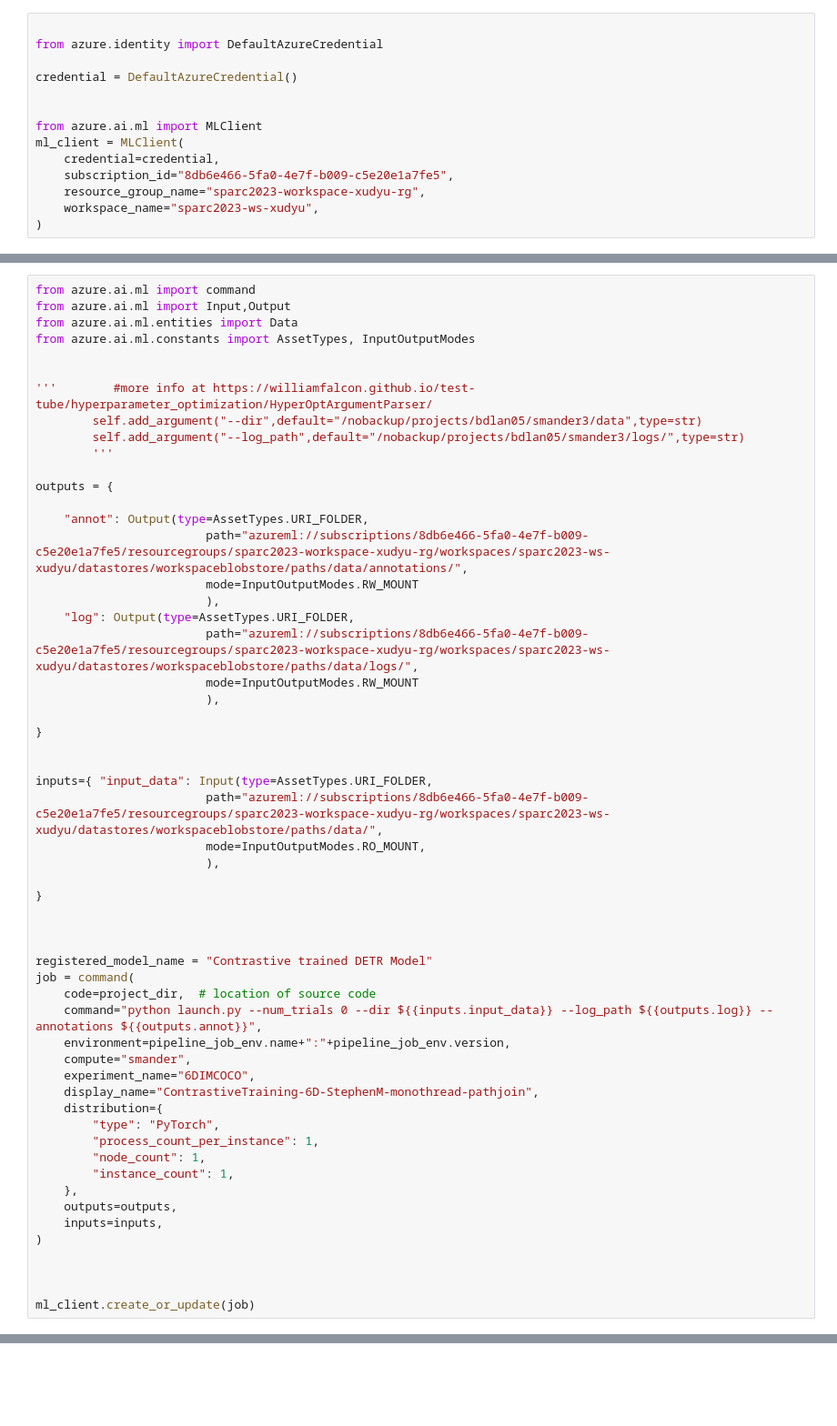
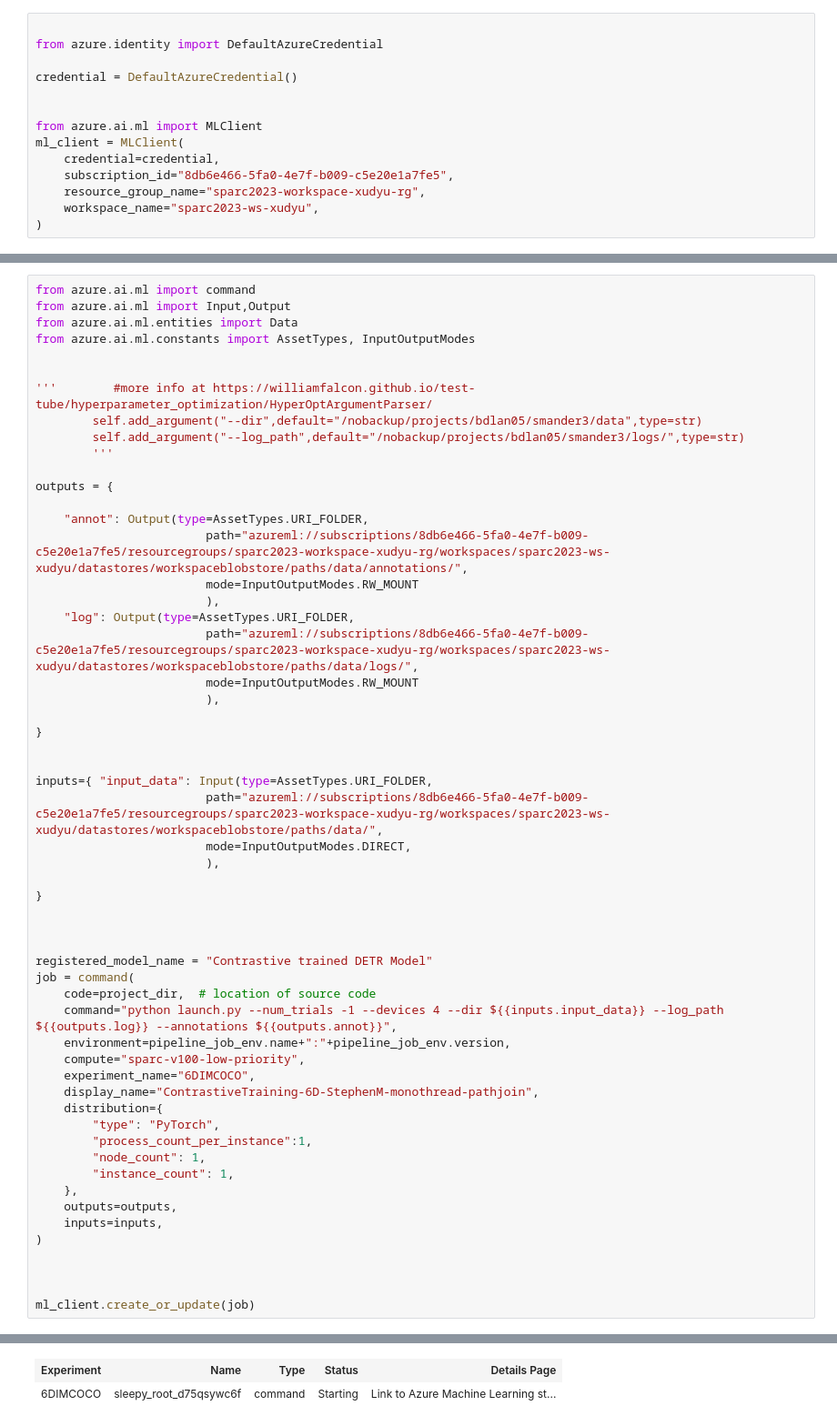
Before and after one commit to st7ma784/6DIMCOCO, a Jupyter notebook: runonAzure.ipynb, the cells around one changed output, grey strips where cells are left out. Shown: that part at 91% size. Saved outputs shown, nothing was run; the diff lists cells and outputs as text; blank space fills up the shorter version.

```diff
--- a/runonAzure.ipynb
+++ b/runonAzure.ipynb
@@ -62,7 +62,7 @@ outputs = {
 
 inputs={ "input_data": Input(type=AssetTypes.URI_FOLDER,
                         path="azureml://subscriptions/8db6e466-5fa0-4e7f-b009-c5e20e1a7fe5/resourcegroups/sparc2023-workspace-xudyu-rg/workspaces/sparc2023-ws-xudyu/datastores/workspaceblobstore/paths/data/",
-                        mode=InputOutputModes.RO_MOUNT,
+                        mode=InputOutputModes.DIRECT,
                         ),
 
 }
@@ -72,14 +72,14 @@ inputs={ "input_data": Input(type=AssetTypes.URI_FOLDER,
 registered_model_name = "Contrastive trained DETR Model"
 job = command(
     code=project_dir,  # location of source code
-    command="python launch.py --num_trials 0 --dir ${{inputs.input_data}} --log_path ${{outputs.log}} --annotations ${{outputs.annot}}",
+    command="python launch.py --num_trials -1 --devices 4 --dir ${{inputs.input_data}} --log_path ${{outputs.log}} --annotations ${{outputs.annot}}",
     environment=pipeline_job_env.name+":"+pipeline_job_env.version,
-    compute="smander",
+    compute="sparc-v100-low-priority",
     experiment_name="6DIMCOCO",
     display_name="ContrastiveTraining-6D-StephenM-monothread-pathjoin",
     distribution={
         "type": "PyTorch",
-        "process_count_per_instance": 1,
+        "process_count_per_instance":1,
         "node_count": 1,
         "instance_count": 1,
     },
@@ -101,3 +94,5 @@ FileNotFoundError: [Errno 2] No such file or directory: '/data/6DIMCOCO/../../bl
+| Experiment | Name | Type | Status | Details Page |
+| 6DIMCOCO | sleepy_root_d75qsywc6f | command | Starting | Link to Azure Machine Learning st... |
 # %%
 #Lets define some sweeps, We really want to trial a load of values for all the following:
 from azure.ai.ml import MLClient
```
Also changed, not shown: parts of 3 cells of this notebook, 18 other files.
